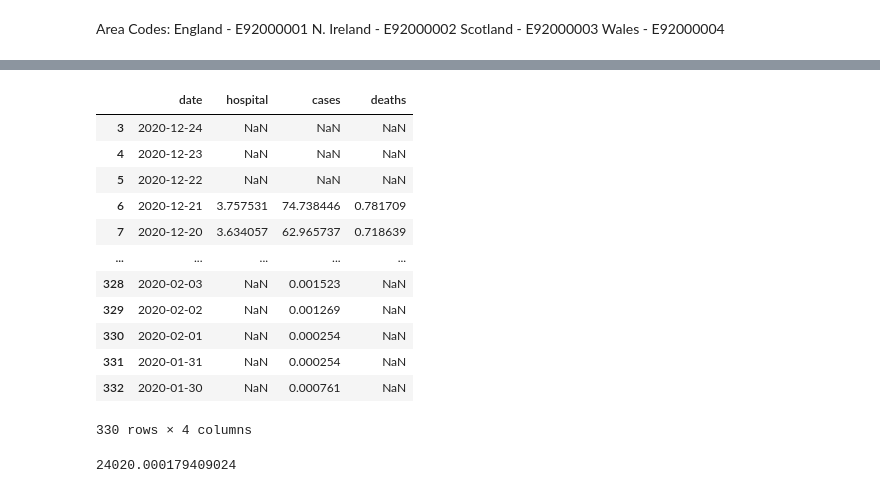
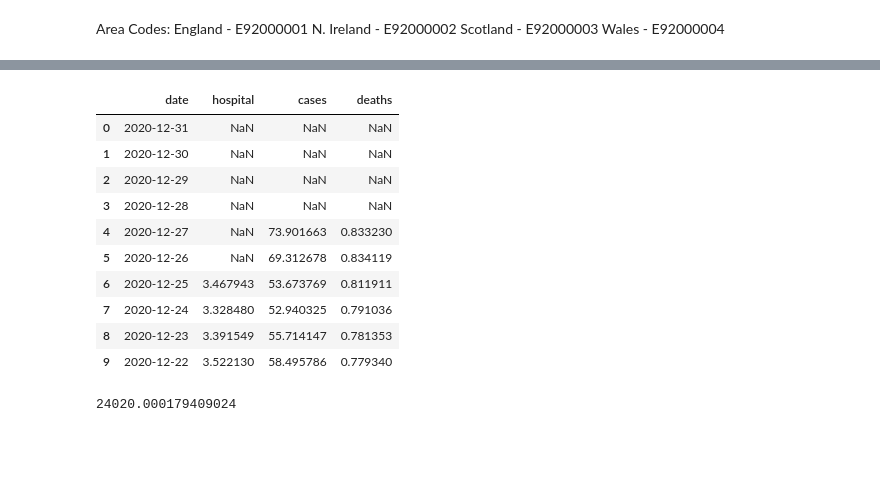
Before and after one commit to jagoosw/COVID-19-Trajectory, a Jupyter notebook: V3.ipynb, the cells around one changed output, grey strips where cells are left out. Drawn from its saved outputs; the diff is of its cells as text; code cells hidden in the pictures; blank space fills up the shorter version.

```diff
--- a/V3.ipynb
+++ b/V3.ipynb
@@ -21,8 +21,11 @@ population={"England":56286961,
 threshold={"hospital":6,
            "deaths":6,
            "cases":6}#Usually 3 is fine but apparently we don't need data at this vital time
+threshold={"hospital":6,
+           "deaths":4,
+           "cases":4}
 average_period=7
-load_new=False
+load_new=True
 # %% [markdown]
 Area Codes:
     England - E92000001
@@ -71,19 +108,17 @@ plot()
 # %%
-data["England"].iloc[3:]
+data["England"][0:10]
 # %% [output]
 |  | date | hospital | cases | deaths |
-| 3 | 2020-12-24 | NaN | NaN | NaN |
-| 4 | 2020-12-23 | NaN | NaN | NaN |
-| 5 | 2020-12-22 | NaN | NaN | NaN |
-| 6 | 2020-12-21 | 3.757531 | 74.738446 | 0.781709 |
-| 7 | 2020-12-20 | 3.634057 | 62.965737 | 0.718639 |
-| ... | ... | ... | ... | ... |
-| 328 | 2020-02-03 | NaN | 0.001523 | NaN |
-| 329 | 2020-02-02 | NaN | 0.001269 | NaN |
-| 330 | 2020-02-01 | NaN | 0.000254 | NaN |
-| 331 | 2020-01-31 | NaN | 0.000254 | NaN |
-| 332 | 2020-01-30 | NaN | 0.000761 | NaN |
+| 0 | 2020-12-31 | NaN | NaN | NaN |
+| 1 | 2020-12-30 | NaN | NaN | NaN |
+| 2 | 2020-12-29 | NaN | NaN | NaN |
+| 3 | 2020-12-28 | NaN | NaN | NaN |
+| 4 | 2020-12-27 | NaN | 73.901663 | 0.833230 |
+| 5 | 2020-12-26 | NaN | 69.312678 | 0.834119 |
+| 6 | 2020-12-25 | 3.467943 | 53.673769 | 0.811911 |
+| 7 | 2020-12-24 | 3.328480 | 52.940325 | 0.791036 |
+| 8 | 2020-12-23 | 3.391549 | 55.714147 | 0.781353 |
+| 9 | 2020-12-22 | 3.522130 | 58.495786 | 0.779340 |
-330 rows × 4 columns
 # %%
 42.674182*population["England"]/100000
 # %% [output]
```
Also changed, not shown: parts of 6 cells of this notebook, 26 other files.
